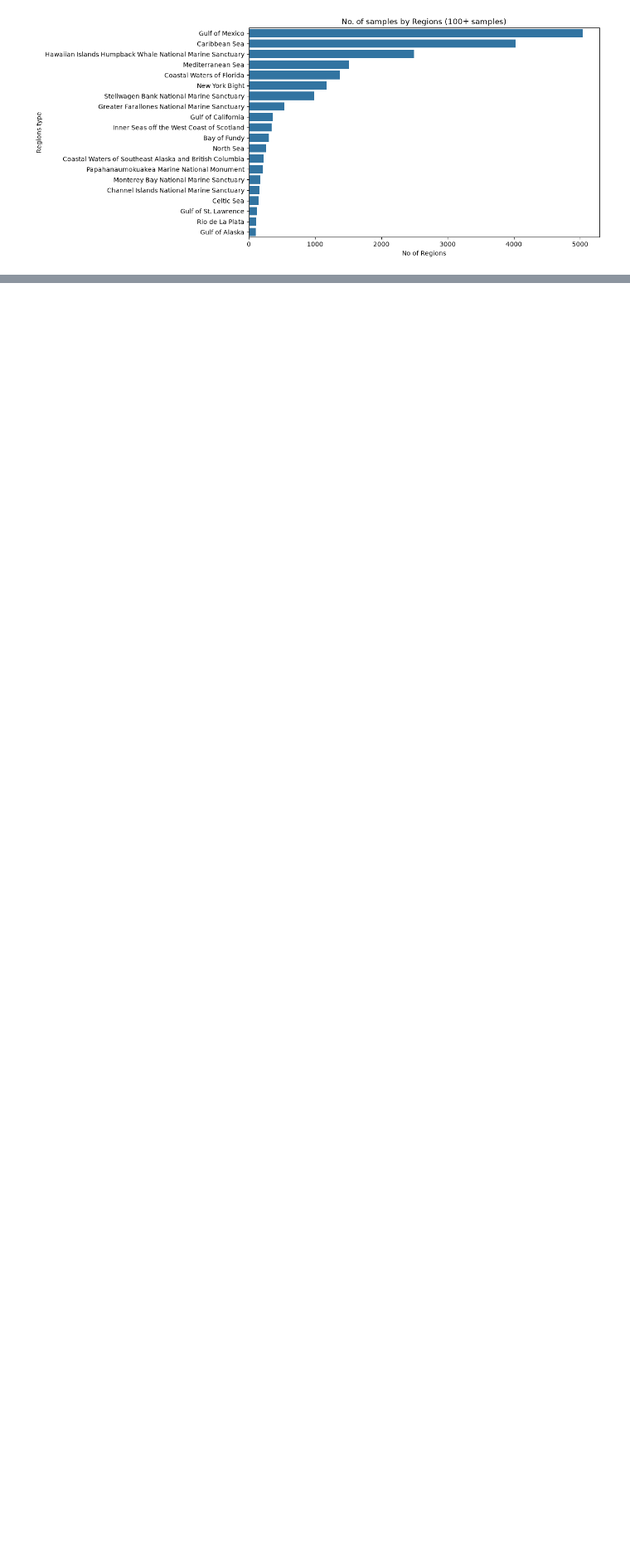
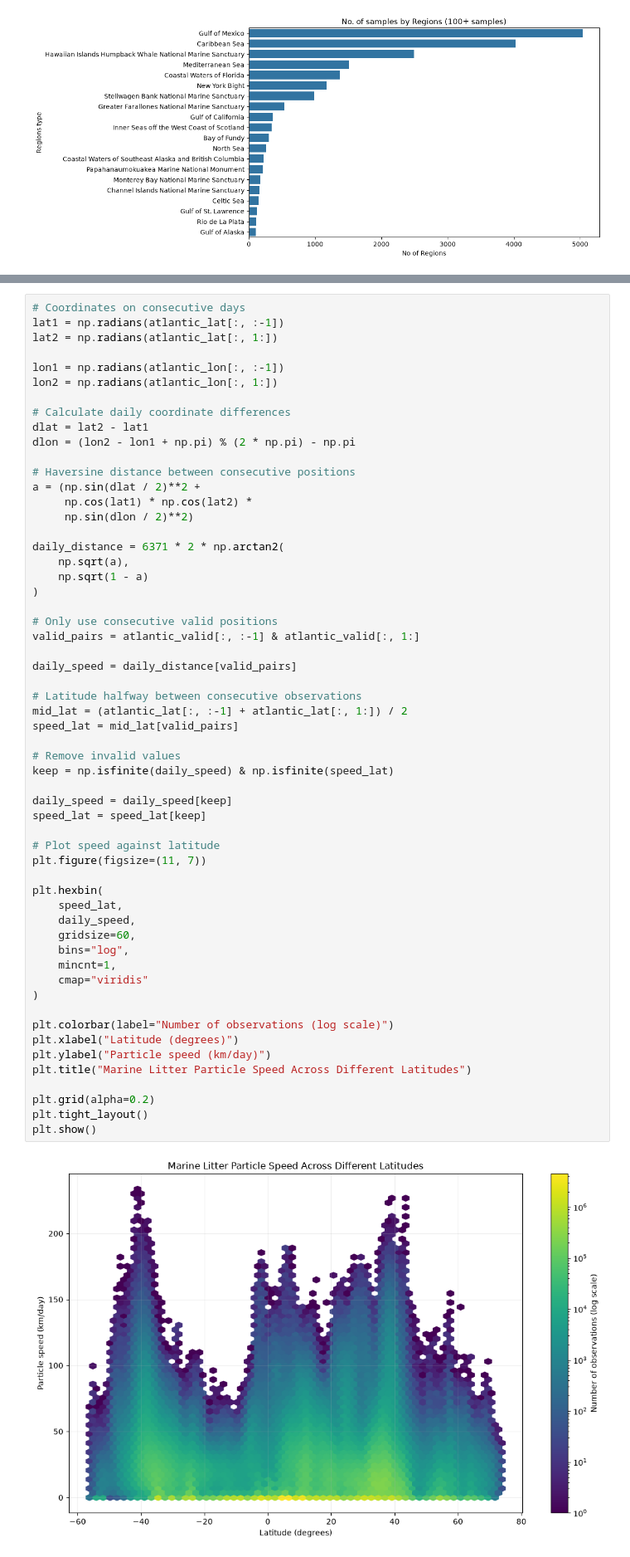
Before and after one commit to EmaSkryp/microplastic-project, a Jupyter notebook: notebooks/1_No.ipynb, the cells around one changed output, grey strips where cells are left out. Shown at 83% size. Drawn from its saved outputs; the diff is of its cells as text; blank space fills up the shorter version.

```diff
--- a/notebooks/1_No.ipynb
+++ b/notebooks/1_No.ipynb
@@ -286,0 +586,59 @@ Note: you may need to restart the kernel to use updated packages.
+# %%
+# Coordinates on consecutive days
+lat1 = np.radians(atlantic_lat[:, :-1])
+lat2 = np.radians(atlantic_lat[:, 1:])
+
+lon1 = np.radians(atlantic_lon[:, :-1])
+lon2 = np.radians(atlantic_lon[:, 1:])
+
+# Calculate daily coordinate differences
+dlat = lat2 - lat1
+dlon = (lon2 - lon1 + np.pi) % (2 * np.pi) - np.pi
+
+# Haversine distance between consecutive positions
+a = (np.sin(dlat / 2)**2 +
+     np.cos(lat1) * np.cos(lat2) *
+     np.sin(dlon / 2)**2)
+
+daily_distance = 6371 * 2 * np.arctan2(
+    np.sqrt(a),
+    np.sqrt(1 - a)
+)
+
+# Only use consecutive valid positions
+valid_pairs = atlantic_valid[:, :-1] & atlantic_valid[:, 1:]
+
+daily_speed = daily_distance[valid_pairs]
+
+# Latitude halfway between consecutive observations
+mid_lat = (atlantic_lat[:, :-1] + atlantic_lat[:, 1:]) / 2
+speed_lat = mid_lat[valid_pairs]
+
+# Remove invalid values
+keep = np.isfinite(daily_speed) & np.isfinite(speed_lat)
+
+daily_speed = daily_speed[keep]
+speed_lat = speed_lat[keep]
+
+# Plot speed against latitude
+plt.figure(figsize=(11, 7))
+
+plt.hexbin(
+    speed_lat,
+    daily_speed,
+    gridsize=60,
+    bins="log",
+    mincnt=1,
+    cmap="viridis"
+)
+
+plt.colorbar(label="Number of observations (log scale)")
+plt.xlabel("Latitude (degrees)")
+plt.ylabel("Particle speed (km/day)")
+plt.title("Marine Litter Particle Speed Across Different Latitudes")
+
+plt.grid(alpha=0.2)
+plt.tight_layout()
+plt.show()
+# %% [output]
+[figure, added]
```
Also changed, not shown: parts of 25 cells of this notebook.
